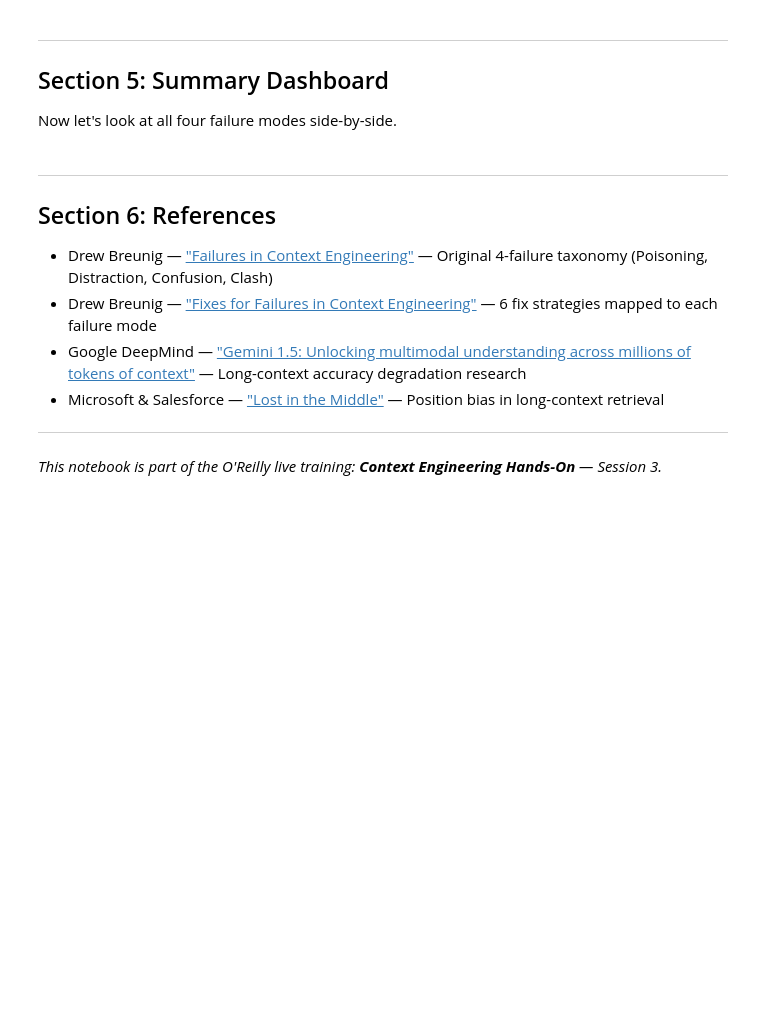
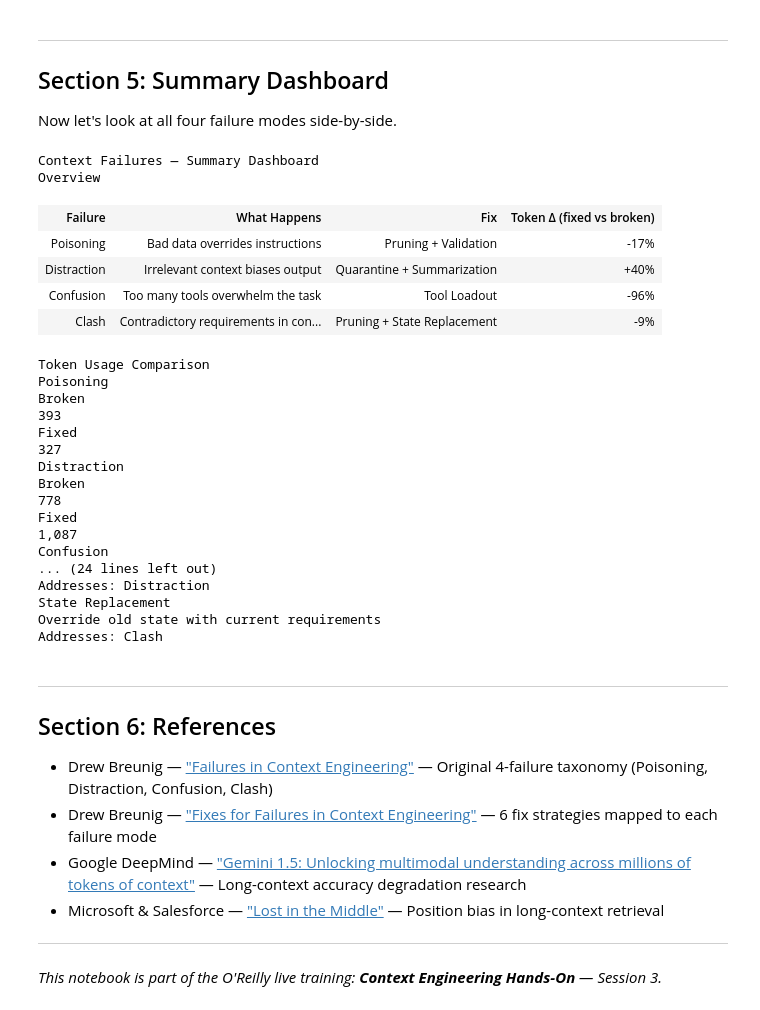
Before and after one commit to EnkrateiaLucca/context-engineering-hands-on, a Jupyter notebook: demos/context-failures/context_failures.ipynb, the cells around one changed output. Saved outputs shown, nothing was run; the diff lists cells and outputs as text; code cells hidden in the pictures; blank space fills up the shorter version.

```diff
--- a/demos/context-failures/context_failures.ipynb
+++ b/demos/context-failures/context_failures.ipynb
@@ -372,9 +408,10 @@ print("• In production: dynamically select tools based on the query intent")
 # %%
 # ─── TEACHING MOMENT ──────────────────────────────────────────────
-# Context Clash: when contradictory requirements coexist in context,
-# the model doesn't pick one — it tries to satisfy BOTH, producing
-# an incoherent hybrid. This is especially common in long-running
-# conversations where requirements evolve but old context persists.
+# Context Clash: contradictory requirements coexist in context. On
+# weaker models the output becomes an incoherent hybrid (hostels AND
+# the Ritz in one plan). On a capable model, watch it SURFACE the
+# contradiction and refuse to blend — even when asked not to ask
+# clarifying questions.
 # ──────────────────────────────────────────────────────────────────
 
 TRAVEL_SYSTEM = """You are a travel planning assistant. Create detailed trip itineraries
@@ -408,14 +445,16 @@ clash_messages = [
         "**Day 3:** Helicopter tour of Mt. Fuji ($1,200), farewell dinner at Narisawa ($350)\n"
         "**Transport:** Private chauffeur service ($500/day)"
     )},
-    # Now ask for a summary — model sees BOTH plans
+    # Now force a single merged answer — no clarifying-question escape hatch,
+    # so the model must reconcile the contradictory plans still in context.
     {"role": "user", "content": (
-        "Great, now give me a final consolidated summary of my Tokyo trip plan "
-        "with all the key details and total budget."
+        "Great, now give me ONE final consolidated summary of my Tokyo trip that brings "
+        "together everything we've discussed, with a single total budget. Don't ask me any "
+        "clarifying questions — just produce the combined itinerary directly."
     )},
 ]
 
 text, usage = call_llm(clash_messages, system=TRAVEL_SYSTEM)
 results["clash_broken"] = usage
-show_result("🔴 Clashing — May mix budget and luxury elements", text, usage, color="#c0392b")
+show_result("🟡 Clash attempt — a capable model surfaces the contradiction", text, usage, color="#f39c12")
 # %% [output]
@@ -475,6 +529,11 @@ Now let's look at all four failure modes side-by-side.
 # from Session 3 slides: every fix maps to one of the four levers
 # (Write / Select / Compress / Isolate). The token bar chart makes
 # the cost of bad context viscerally visible.
+#
+# Note: the token delta is honest about direction. Some fixes (Tool
+# Loadout, Pruning) cut tokens; others (Quarantine) trade a few extra
+# tokens for a CORRECT answer. The lever's value is correctness, not
+# always raw token savings — so we show signed change, not "savings".
 # ──────────────────────────────────────────────────────────────────
 
 def build_dashboard(results):
@@ -491,18 +550,20 @@ def build_dashboard(results):
         broken = results.get(f"{key}_broken", {}).get("total_tokens", 0)
         fixed = results.get(f"{key}_fixed", {}).get("total_tokens", 0)
         if broken > 0:
-            savings = ((broken - fixed) / broken) * 100
-            savings_str = f"{savings:+.0f}%"
-            savings_color = "#27ae60" if savings > 0 else "#c0392b"
+            # Signed change in total tokens, fixed relative to broken.
+            # Negative = fewer tokens after the fix (good); positive = more.
+            delta_pct = ((fixed - broken) / broken) * 100
+            delta_str = f"{delta_pct:+.0f}%"
+            delta_color = "#27ae60" if delta_pct <= 0 else "#c0392b"
         else:
-            savings_str = "N/A"
-            savings_color = "#888"
+            delta_str = "N/A"
+            delta_color = "#888"
         table_rows += f"""
         <tr>
             <td style="padding: 8px 12px; font-weight: bold;">{name}</td>
             <td style="padding: 8px 12px;">{desc}</td>
             <td style="padding: 8px 12px;">{fix}</td>
-            <td style="padding: 8px 12px; text-align: center; color: {savings_color}; font-weight: bold;">{savings_str}</td>
+            <td style="padding: 8px 12px; text-align: center; color: {delta_color}; font-weight: bold;">{delta_str}</td>
         </tr>"""
 
     # --- Token Bar Chart ---
@@ -553,34 +614,59 @@ def build_dashboard(results):
         </div>"""
 
     html = f"""
     <div style="font-family: system-ui, sans-serif; max-width: 900px;">
         <h3 style="border-bottom: 2px solid #333; padding-bottom: 8px;">Context Failures — Summary Dashboard</h3>
 
         <h4>Overview</h4>
         <table style="border-collapse: collapse; width: 100%; font-size: 0.9em;">
             <tr style="background: #2c3e50; color: white;">
                 <th style="padding: 8px 12px; text-align: left;">Failure</th>
                 <th style="padding: 8px 12px; text-align: left;">What Happens</th>
                 <th style="padding: 8px 12px; text-align: left;">Fix</th>
-                <th style="padding: 8px 12px; text-align: center;">Token Savings</th>
+                <th style="padding: 8px 12px; text-align: center;">Token &Delta; (fixed vs broken)</th>
             </tr>
             {table_rows}
         </table>
 
         <h4 style="margin-top: 24px;">Token Usage Comparison</h4>
         <div style="background: #fafafa; padding: 16px; border-radius: 6px; border: 1px solid #eee;">
             {bar_rows}
         </div>
 
         <h4 style="margin-top: 24px;">Fixes Reference</h4>
         <div style="display: grid; grid-template-columns: repeat(3, 1fr); gap: 12px;">
             {fix_cards}
         </div>
     </div>
     """
     display(HTML(html))
 
 build_dashboard(results)
+# %% [output]
+Context Failures — Summary Dashboard
+Overview
+| Failure | What Happens | Fix | Token Δ (fixed vs broken) |
+| Poisoning | Bad data overrides instructions | Pruning + Validation | -17% |
+| Distraction | Irrelevant context biases output | Quarantine + Summarization | +40% |
+| Confusion | Too many tools overwhelm the task | Tool Loadout | -96% |
+| Clash | Contradictory requirements in con... | Pruning + State Replacement | -9% |
+Token Usage Comparison
+Poisoning
+Broken
+393
+Fixed
+327
+Distraction
+Broken
+778
+Fixed
+1,087
+Confusion
+... (24 lines left out)
+Addresses: Distraction
+State Replacement
+Override old state with current requirements
+Addresses: Clash
 # %% [markdown]
 ---
 
```
Also changed, not shown: parts of 18 cells of this notebook, 3 other files.
